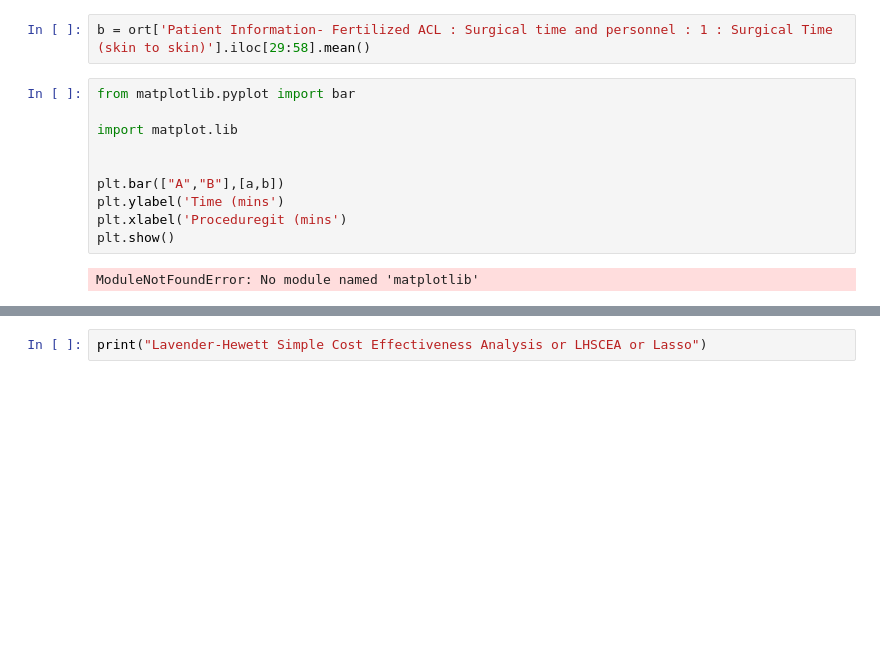
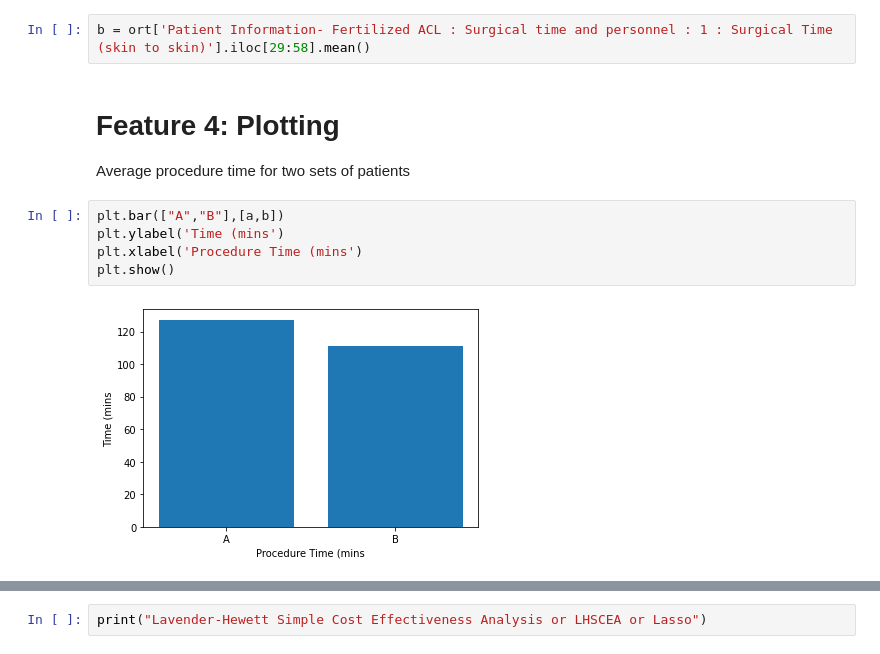
Before and after one commit to Tim-Hewett/tim.hewett1-gmail.com, a Jupyter notebook: HewettLavenderSimpleCostEffectivenessAnalysisSCEA.ipynb, the cells around one changed output, grey strips where cells are left out. Drawn from its saved outputs; the diff is of its cells as text; blank space fills up the shorter version.

```diff
--- a/HewettLavenderSimpleCostEffectivenessAnalysisSCEA.ipynb
+++ b/HewettLavenderSimpleCostEffectivenessAnalysisSCEA.ipynb
@@ -52,18 +47,17 @@ for col in ort.columns:
 a = ort['Patient Information- Fertilized ACL : Surgical time and personnel : 1 : Surgical Time (skin to skin)'].iloc[0:29].mean()
 # %%
 b = ort['Patient Information- Fertilized ACL : Surgical time and personnel : 1 : Surgical Time (skin to skin)'].iloc[29:58].mean()
+# %% [markdown]
+# Feature 4: Plotting
+
+Average procedure time for two sets of patients
 # %%
-from matplotlib.pyplot import bar
-
-import matplot.lib
-
-
 plt.bar(["A","B"],[a,b])
 plt.ylabel('Time (mins')
-plt.xlabel('Proceduregit (mins')
+plt.xlabel('Procedure Time (mins')
 plt.show()
 # %% [output]
-ModuleNotFoundError: No module named 'matplotlib'
+[figure, added]
 # %%
 plt.plot(ort['Patient Information- Fertilized ACL : Surgical time and personnel : 1 : Surgical Time (skin to skin)'].iloc[0:29])
 # %% [output]
```
Also changed, not shown: parts of 9 cells of this notebook.
